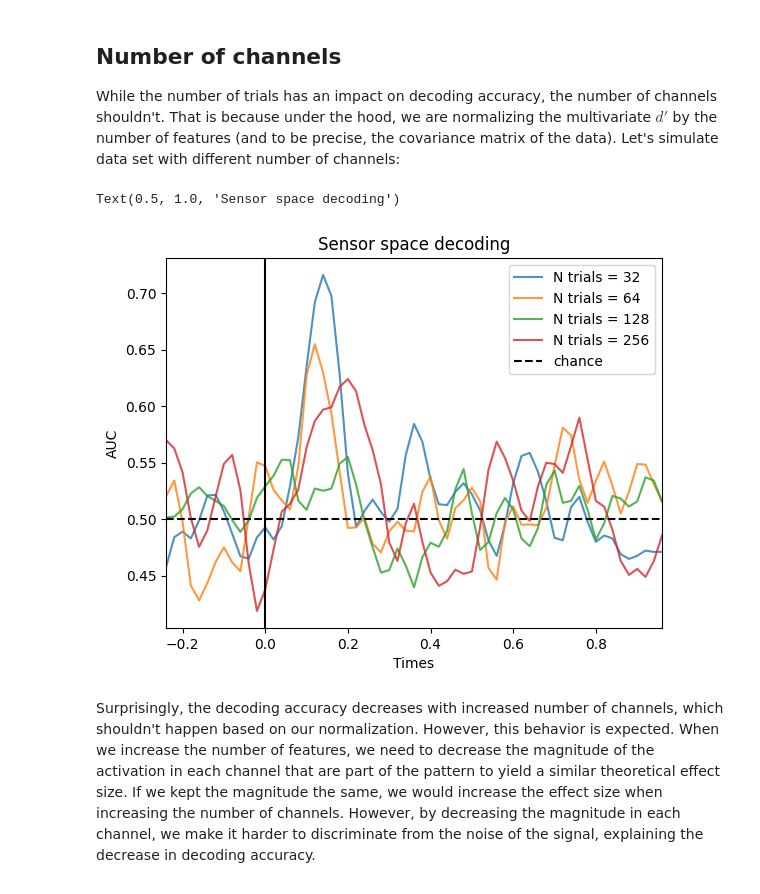
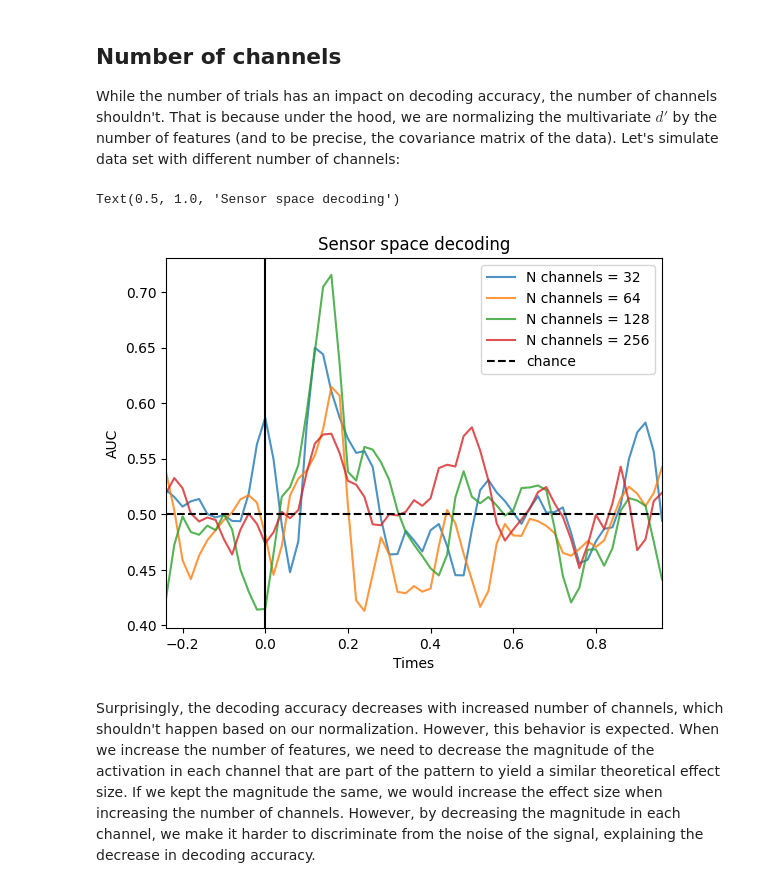
Before and after one commit to qian-chu/multisim-neuro, a Jupyter notebook: docs/source/tutorial/05-multisim_effect_size.ipynb, the cells around one changed output. Drawn from its saved outputs; the diff is of its cells as text; code cells hidden in the pictures.

```diff
--- a/docs/source/tutorial/05-multisim_effect_size.ipynb
+++ b/docs/source/tutorial/05-multisim_effect_size.ipynb
@@ -78,18 +78,18 @@ for n in n_trials:
     # Simulate the data:
     sims = Simulator(
         X,  # Design matrix
+        effects, # Effects to simulate
         noise_std,  # Observation noise
         n_channels,  # Number of channelss
         1,  # Number of subjects
         tmin,
         tmax,  # Start and end of epochs
         sfreq,  # Sampling frequency of the data
-        effects,  # Effects
         ch_cov=ch_cov,  # Spatial covariance of the data
         kern=kernel,  # Temporal kernel,
         intersub_noise_std=intersub_noise_std,  # Intersubject variability
     )
-    epochs = sims.export_to_mne(X=X.to_numpy()[:, :2], cond_names=cond_names, mapping=mapping)
+    epochs = sims.export_to_mne(X=X.copy(), mapping=mapping)
 
     # Perform decoding:
     # Extract the data:
@@ -98,7 +98,7 @@ for n in n_trials:
     cate_lbl = np.array([mapping["category"][val] for val in X.to_numpy()[:, 0]])
     scores_category = np.mean(
         cross_val_multiscore(
-            time_decod, data, cate_lbl, cv=5, n_jobs=None, verbose="WARNING"
+            time_decod, data, cate_lbl, cv=5, n_jobs=-1, verbose="WARNING"
         ),
         axis=0,
     )
@@ -138,18 +138,18 @@ X = pd.DataFrame(np.array([[1, 1, -1, -1] * int(2000 / 4), [1, -1] * int(2000 /
 # Simulate the data:
 sims = Simulator(
     X,  # Design matrix
+    effects, # Effects to simulate
     noise_std,  # Observation noise
     n_channels,  # Number of channelss
     1,  # Number of subjects
     tmin,
     tmax,  # Start and end of epochs
     sfreq,  # Sampling frequency of the data
-    effects,  # effects
     ch_cov=ch_cov,  # Spatial covariance of the data
     kern=kernel,  # Temporal kernel,
     intersub_noise_std=intersub_noise_std,  # Intersubject variability
 )
-epochs = sims.export_to_mne(X=X.to_numpy()[:, :2], cond_names=cond_names, mapping=mapping)
+epochs = sims.export_to_mne(X=X.copy(), mapping=mapping)
 
 # Perform decoding:
 # Extract the data:
@@ -158,7 +158,7 @@ data = epochs[0].get_data()
 cate_lbl = np.array([mapping["category"][val] for val in X.to_numpy()[:, 0]])
 scores_category = np.mean(
     cross_val_multiscore(
-        time_decod, data, cate_lbl, cv=5, n_jobs=None, verbose="WARNING"
+        time_decod, data, cate_lbl, cv=5, n_jobs=-1, verbose="WARNING"
     ),
     axis=0,
 )
@@ -168,7 +168,7 @@ fig, ax = plt.subplots()
 ax.plot(
     epochs[0].times,
     gaussian_filter1d(scores_category, 1),
-    label=f"N trials = {n}",
+    label=f"N trials = {2000}",
     alpha=0.8,
 )
 
@@ -204,49 +204,49 @@ for n in n_channels:
     # Simulate the data:
     sims = Simulator(
         X,  # Design matrix
+        effects, # Effects to simulate
         noise_std,  # Observation noise
         n,  # Number of channelss
         1,  # Number of subjects
         tmin,
         tmax,  # Start and end of epochs
         sfreq,  # Sampling frequency of the data
-        effects, # Effects
         ch_cov=ch_cov,  # Spatial covariance of the data
         kern=kernel,  # Temporal kernel,
         intersub_noise_std=intersub_noise_std,  # Intersubject variability
     )
-    epochs = sims.export_to_mne(X=X.to_numpy()[:, :2], cond_names=cond_names, mapping=mapping)
+    epochs = sims.export_to_mne(X=X.copy(), mapping=mapping)
 
     # Perform decoding:
     # Extract the data:
     data = epochs[0].get_data()
     # Decode faces vs. objects:
     cate_lbl = np.array([mapping["category"][val] for val in X.to_numpy()[:, 0]])
     scores_category = np.mean(
         cross_val_multiscore(
-            time_decod, data, cate_lbl, cv=5, n_jobs=None, verbose="WARNING"
+            time_decod, data, cate_lbl, cv=5, n_jobs=-1, verbose="WARNING"
         ),
         axis=0,
     )
 
     # Plot the results:
     ax.plot(
         epochs[0].times,
         gaussian_filter1d(scores_category, 1),
-        label=f"N trials = {n}",
+        label=f"N channels = {n}",
         alpha=0.8,
     )
 
 ax.axhline(0.5, color="k", linestyle="--", label="chance")
 ax.set_xlim([epochs[0].times[0], epochs[0].times[-1]])
 ax.set_xlabel("Times")
 ax.set_ylabel("AUC")  # Area Under the Curve
 ax.legend()
 ax.axvline(0.0, color="k", linestyle="-")
 ax.set_title("Sensor space decoding")
 # %% [output]
 Text(0.5, 1.0, 'Sensor space decoding')
-[figure, old version]
+[figure, new version]
 # %% [markdown]
 Surprisingly, the decoding accuracy decreases with increased number of channels, which shouldn't happen based on our normalization. However, this behavior is expected. When we increase the number of features, we need to decrease the magnitude of the activation in each channel that are part of the pattern to yield a similar theoretical effect size. If we kept the magnitude the same, we would increase the effect size when increasing the number of channels. However, by decreasing the magnitude in each channel, we make it harder to discriminate from the noise of the signal, explaining the decrease in decoding accuracy.
 
```
Also changed, not shown: parts of 8 cells of this notebook, 7 other files.
